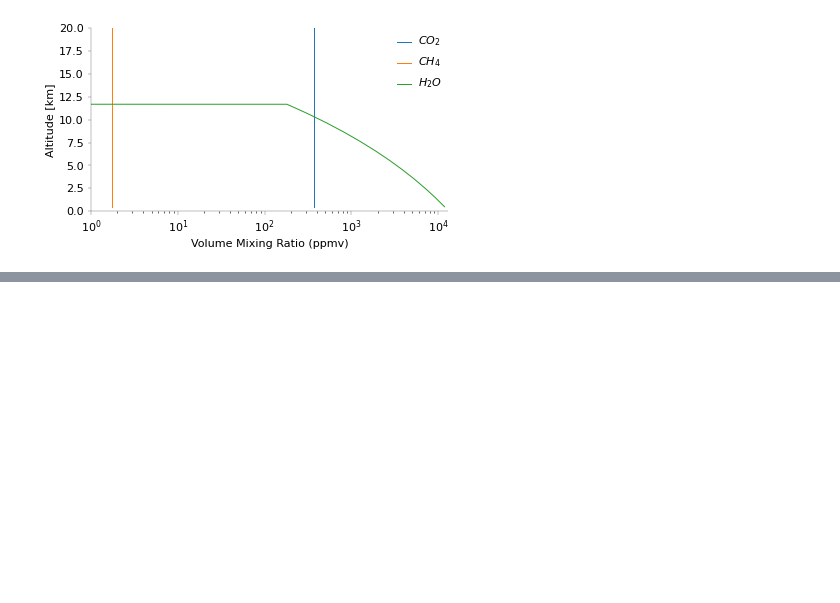
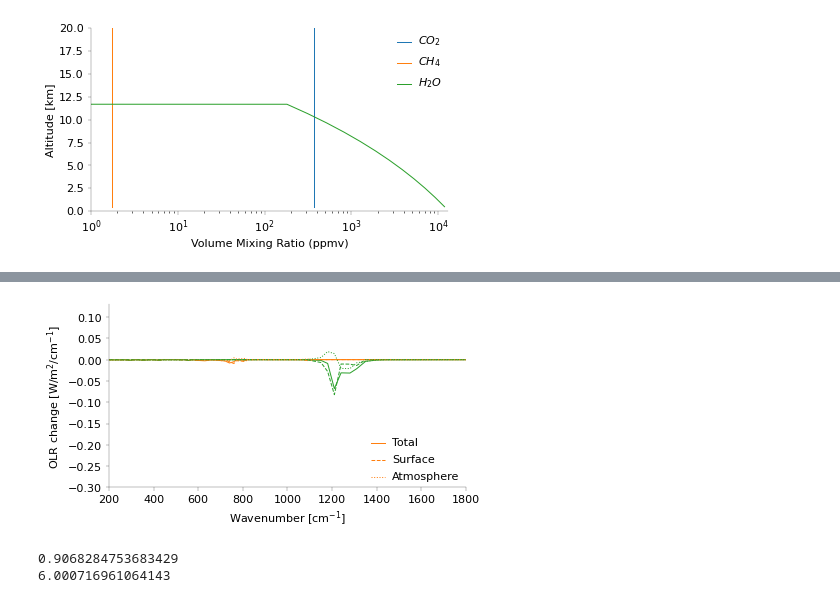
Before and after one commit to jduffield65/ClimateModel, a Jupyter notebook: coast_talk/real_gas.ipynb, the cells around one changed output, grey strips where cells are left out. Drawn from its saved outputs; the diff is of its cells as text; code cells hidden in the pictures; blank space fills up the shorter version.

```diff
--- a/coast_talk/real_gas.ipynb
+++ b/coast_talk/real_gas.ipynb
@@ -241,2 +354,45 @@ savefig(fig)
 # %%
 # Look at effect of adding mass eqv to 5ppmv of CO2 and methane, what is the total effect?
+co2_warm_change = 50
+q_args_change = {}
+q_args_change['co2_change'] = {key: q_args[key] for key in ['h2o', 'ch4']}
+q_args_change['co2_change']['co2'] = (370+co2_warm_change, 'CO2')
+q_args_change['ch4_change'] = {key: q_args[key] for key in ['h2o', 'co2']}
+q_args_change['ch4_change']['ch4'] = (1.75+eqv_ppmv('ch4', co2_warm_change), 'CH4')
+
+for key2 in q_args_change:
+    olr_breakdown_earth[key2] = {key: np.zeros(n_bands) for key in ['all', 'surface', 'atmos']}
+    atmos_use = RealGas(nz='auto', ny=1, molecule_names=molecules_earth[3], p_toa=p_toa,
+                        q_funcs={key: q_funcs[key] for key in molecules_earth[3]}, q_funcs_args={key: q_args_change[key2][key] for key in molecules_earth[3]},
+                        T_func=temp_profile_use, n_nu_bands=n_bands)
+
+    olr_breakdown_earth[key2]['all'] = atmos_use.up_flux[0]
+    var = atmos_use.get_flux(include_olr_breakdown=True)[2]
+    olr_breakdown_earth[key2]['surface'] = var['surface']
+    olr_breakdown_earth[key2]['atmos'] = olr_breakdown_earth[key2]['all'] - olr_breakdown_earth[key2]['surface']
+# %%
+fig, ax = plt.subplots(1, 1)
+fig_resize_use(fig)
+for key in olr_breakdown_earth[3]:
+    ax.plot(atmos_base.nu_bands['centre'], olr_breakdown_earth['co2_change'][key] - olr_breakdown_earth[3][key], color=colors_molecule['co2'],
+            linestyle=linestyle_olr[key], label=label_olr[key])
+    ax.plot(atmos_base.nu_bands['centre'], olr_breakdown_earth['ch4_change'][key] - olr_breakdown_earth[3][key], color=colors_molecule['ch4'],
+            linestyle=linestyle_olr[key])
+update_linewidth_use(fig)
+# ax.plot(atmos_base.nu_bands['centre'], spectrum_surface, color='r', lw=ax_linewidth)
+# ax.plot(atmos_base.nu_bands['centre'], spectrum_tropopause, color='r', lw=ax_linewidth)
+ax.set_xlim(ax_lim_spectrum)
+ax.set_ylim(-0.3, 0.13)
+ax.set_xlabel('Wavenumber [cm$^{-1}$]')
+ax.set_ylabel('OLR change [W/m$^2$/cm$^{-1}$]')
+add_legend(ax, loc='lower right')
+update_fontsize_use(fig)
+savefig(fig)
+# %% [output]
+[figure, added]
+# %%
+print(get_olr_area(atmos_base, olr_breakdown_earth[3]['all']) - get_olr_area(atmos_base, olr_breakdown_earth['co2_change']['all']))
+print(get_olr_area(atmos_base, olr_breakdown_earth[3]['all']) - get_olr_area(atmos_base, olr_breakdown_earth['ch4_change']['all']))
+# %% [output]
+0.9068284753683429
+6.000716961064143
```
Also changed, not shown: parts of 8 cells of this notebook.
